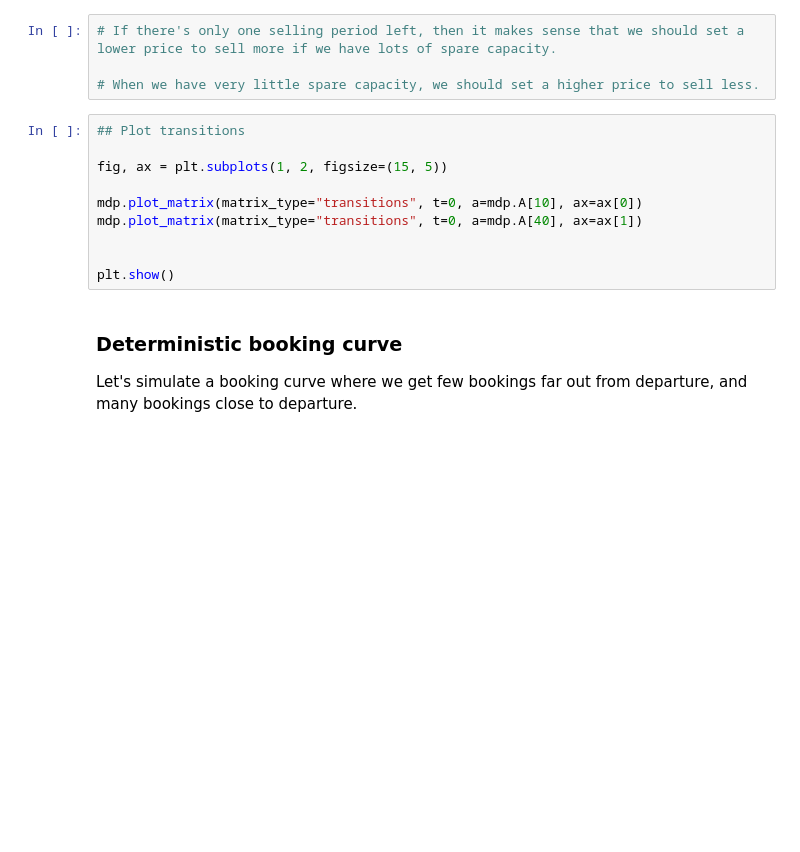
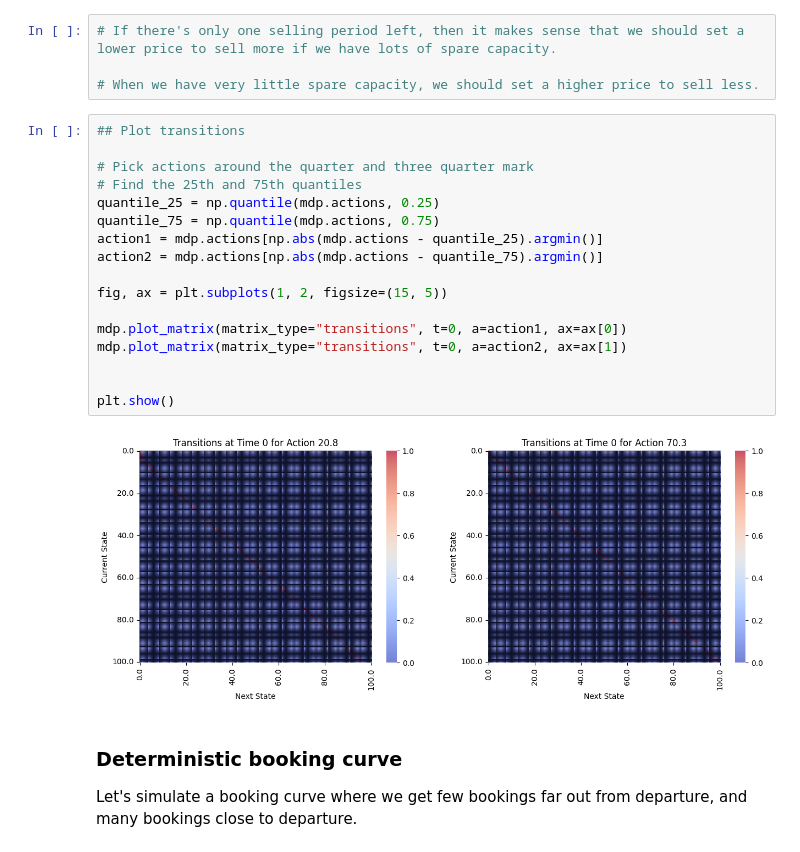
Before and after one commit to Brad-Pfeil/markov-decision-process, a Jupyter notebook: src/examples/example_3.ipynb, the cells around one changed output. Cells and saved outputs as stored; diff of their text form; blank space fills up the shorter version.

```diff
--- a/src/examples/example_3.ipynb
+++ b/src/examples/example_3.ipynb
@@ -212,13 +217,22 @@ plt.show()
 # %%
 ## Plot transitions
 
+# Pick actions around the quarter and three quarter mark
+# Find the 25th and 75th quantiles
+quantile_25 = np.quantile(mdp.actions, 0.25)
+quantile_75 = np.quantile(mdp.actions, 0.75)
+action1 = mdp.actions[np.abs(mdp.actions - quantile_25).argmin()]
+action2 = mdp.actions[np.abs(mdp.actions - quantile_75).argmin()]
+
 fig, ax = plt.subplots(1, 2, figsize=(15, 5))
 
-mdp.plot_matrix(matrix_type="transitions", t=0, a=mdp.A[10], ax=ax[0])
-mdp.plot_matrix(matrix_type="transitions", t=0, a=mdp.A[40], ax=ax[1])
+mdp.plot_matrix(matrix_type="transitions", t=0, a=action1, ax=ax[0])
+mdp.plot_matrix(matrix_type="transitions", t=0, a=action2, ax=ax[1])
 
 
 plt.show()
+# %% [output]
+[figure, added]
 # %% [markdown]
 ### Deterministic booking curve
 
```
Also changed, not shown: parts of 17 cells of this notebook, 1 other file.
